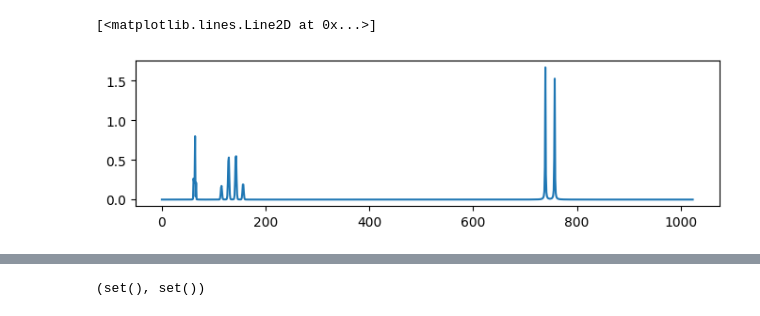
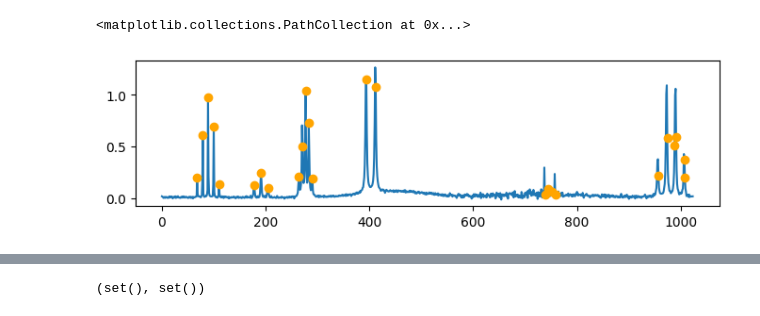
Before and after one commit to SultanOfSauce/NMRDeconvolution, a Jupyter notebook: Notebook.ipynb, the cells around one changed output, grey strips where cells are left out. Cells and saved outputs as stored; diff of their text form; code cells hidden in the pictures.

```diff
--- a/Notebook.ipynb
+++ b/Notebook.ipynb
@@ -22,13 +18,13 @@ from safetensors.torch import load_model
 #from collections.abc import Callable
 from tqdm.notebook import trange, tqdm
 # %%
-yy, res = nmr.generateRandomSpectrum()
+yy, res = nmr.generateRandomSpectrum(0)
 fig, ax = plt.subplots(figsize=(8, 2))
 ax.plot(yy["filtered"])
-#ax.scatter(res,[yy["pure"][i] for i in res], c = "orange", zorder = 10)
+ax.scatter(res,[yy["filtered"][i] for i in res], c = "orange", zorder = 10)
 # %% [output]
-[<matplotlib.lines.Line2D at 0x...>]
+<matplotlib.collections.PathCollection at 0x...>
-[figure, old version]
+[figure, new version]
 # %%
 ML = 10000
 ML_test = 500
```
Also changed, not shown: parts of 9 cells of this notebook, 3 other files.
